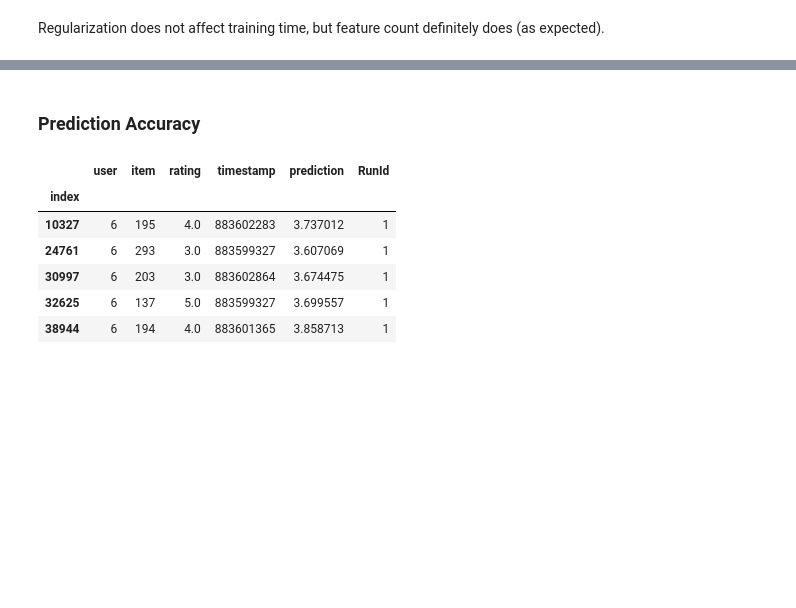
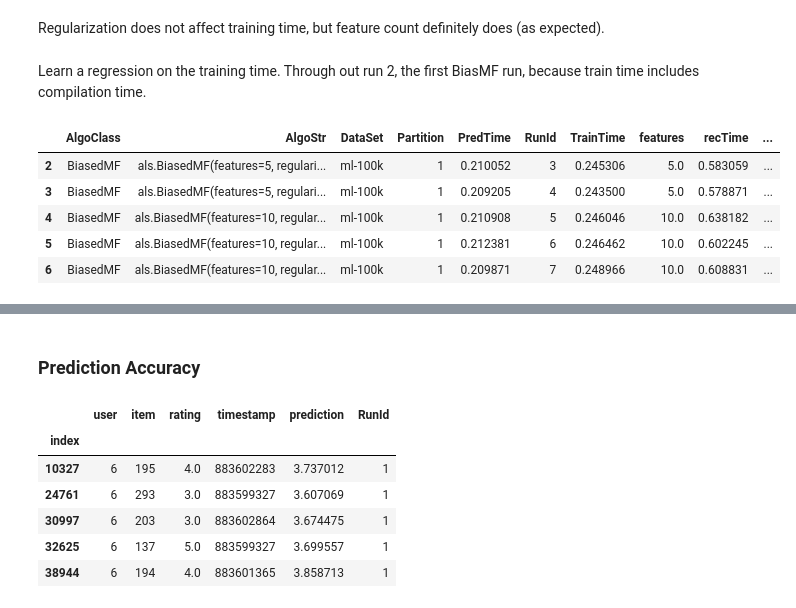
Before and after one commit to lenskit/lk-test-evals, a Jupyter notebook: ALS.ipynb, the cells around one changed output, grey strips where cells are left out. Saved outputs shown, nothing was run; the diff lists cells and outputs as text; code cells hidden in the pictures; blank space fills up the shorter version.

```diff
--- a/ALS.ipynb
+++ b/ALS.ipynb
@@ -53,2 +54,15 @@ train_time.reset_index().pivot(index='features', columns='regularization', value
 # %% [markdown]
 Regularization does not affect training time, but feature count definitely does (as expected).
+# %% [markdown]
+Learn a regression on the training time. Through out run 2, the first BiasMF run, because train time includes compilation time.
+# %%
+als_runs = runs[runs.AlgoClass == 'BiasedMF']
+als_runs = als_runs[als_runs.RunId != 2]
+als_runs.head()
+# %% [output]
+|  | AlgoClass | AlgoStr | DataSet | Partition | PredTime | RunId | TrainTime | features | recTime | ... |
+| 2 | BiasedMF | als.BiasedMF(features=5, regulari... | ml-100k | 1 | 0.210052 | 3 | 0.245306 | 5.0 | 0.583059 | ... |
+| 3 | BiasedMF | als.BiasedMF(features=5, regulari... | ml-100k | 1 | 0.209205 | 4 | 0.243500 | 5.0 | 0.578871 | ... |
+| 4 | BiasedMF | als.BiasedMF(features=10, regular... | ml-100k | 1 | 0.210908 | 5 | 0.246046 | 10.0 | 0.638182 | ... |
+| 5 | BiasedMF | als.BiasedMF(features=10, regular... | ml-100k | 1 | 0.212381 | 6 | 0.246462 | 10.0 | 0.602245 | ... |
+| 6 | BiasedMF | als.BiasedMF(features=10, regular... | ml-100k | 1 | 0.209871 | 7 | 0.248966 | 10.0 | 0.608831 | ... |
```
Also changed, not shown: parts of 9 cells of this notebook, 1 other file.
